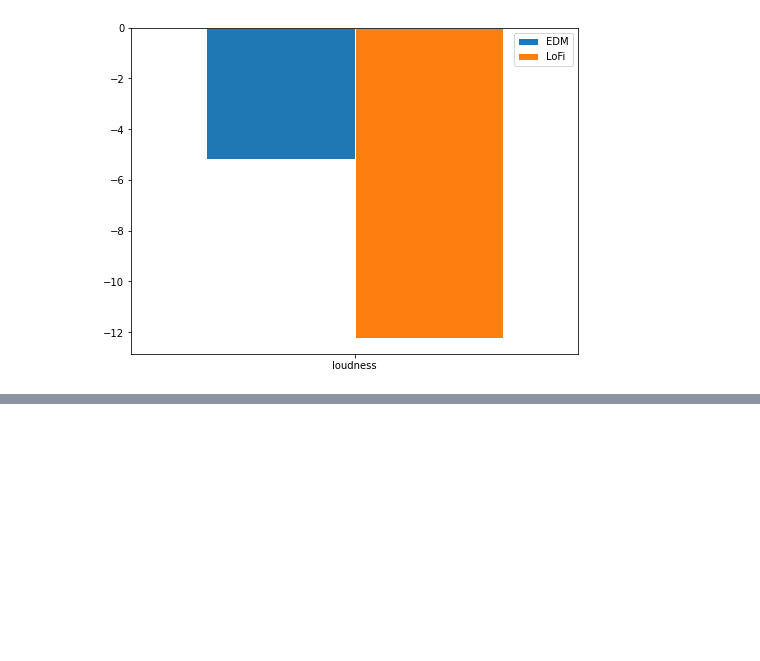
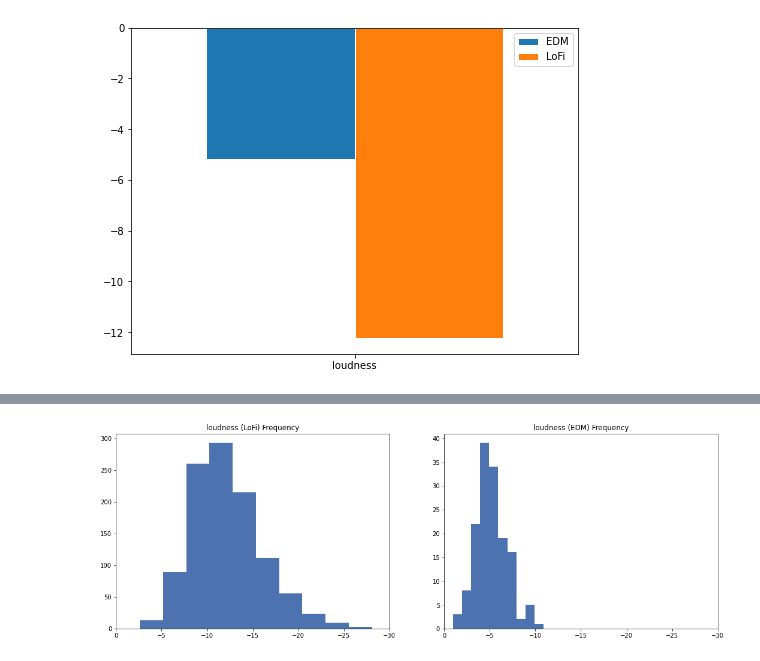
Before and after one commit to kchiev215/Spotify_EDM_Lofi_Analysis, a Jupyter notebook: Data_Analysis.ipynb, the cells around one changed output, grey strips where cells are left out. Saved outputs shown, nothing was run; the diff lists cells and outputs as text; code cells hidden in the pictures; blank space fills up the shorter version.

```diff
--- a/Data_Analysis.ipynb
+++ b/Data_Analysis.ipynb
@@ -523,0 +550,17 @@ plt.show()
+# %%
+LoFi = df_lofi_eval['loudness']
+EDM = df_edm_eval['loudness']
+
+plt.subplots(figsize=(18, 6))
+plt.subplot(1, 2, 1)  # 1 line, 2 rows, index nr 1 (first position in the subplot)
+plt.title('loudness (LoFi) Frequency')
+plt.xlim(0, -30)
+plt.hist(LoFi)
+
+plt.subplot(1, 2, 2)  # 1 line, 2 rows, index nr 2 (second position in the subplot)
+plt.xlim(0, -30)
+plt.title('loudness (EDM) Frequency')
+plt.hist(EDM)
+plt.show()
+# %% [output]
+[figure, added]
```
Also changed, not shown: parts of 39 cells of this notebook.
